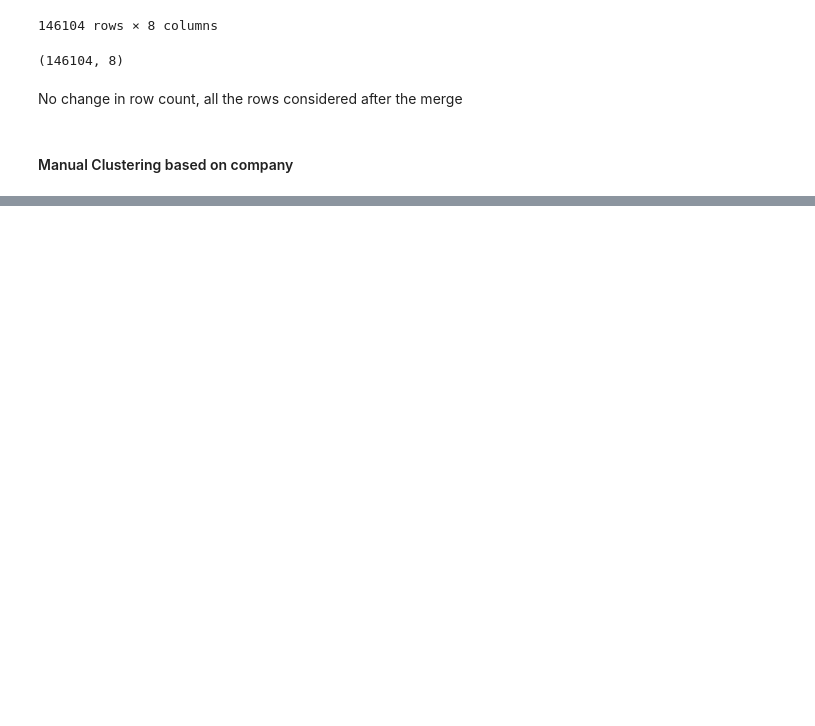
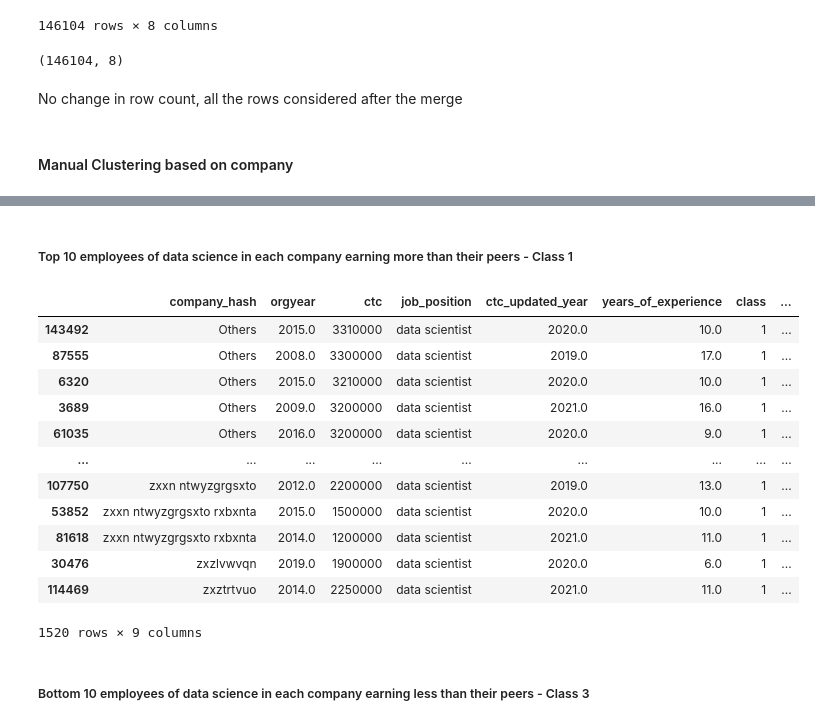
Before and after one commit to mayankbrn/9.12_Clustering_learners, a Jupyter notebook: Clustering_learners.ipynb, the cells around one changed output, grey strips where cells are left out. Cells and saved outputs as stored; diff of their text form; code cells hidden in the pictures; blank space fills up the shorter version.

```diff
--- a/Clustering_learners.ipynb
+++ b/Clustering_learners.ipynb
@@ -969,0 +1081,3 @@ No change in row count, all the rows considered after the merge
+# %%
+df_cjy_cj_c.drop_duplicates(inplace = True)
+df_cjy_cj_c.shape
@@ -969,0 +1086,3 @@ No change in row count, all the rows considered after the merge
+# %%
+data = df_cjy_cj_c.copy(deep = True) # deep = True ensure deepcopy of the orginal dataframe and any changes in new dataframe doesn't affect the original dataframe
+data.head()
@@ -969,0 +1096,3 @@ No change in row count, all the rows considered after the merge
+# %%
+data.drop(['count', 'mean', 'std', 'min', '25%', '50%', '75%', 'max'],axis =1, inplace = True)
+data.head()
@@ -969,0 +1124,22 @@ No change in row count, all the rows considered after the merge
+# %% [markdown]
+##### Top 10 employees of data science in each company earning more than their peers - Class 1
+# %%
+sorted_data = data[(data['class'] == 1) & (data['job_position'] == 'data scientist')].sort_values(by = ['company_hash', 'ctc'], ascending = [True, False])
+# %%
+sorted_data.groupby(['company_hash']).head(10)
+# %% [output]
+|  | company_hash | orgyear | ctc | job_position | ctc_updated_year | years_of_experience | class | ... |
+| 143492 | Others | 2015.0 | 3310000 | data scientist | 2020.0 | 10.0 | 1 | ... |
+| 87555 | Others | 2008.0 | 3300000 | data scientist | 2019.0 | 17.0 | 1 | ... |
+| 6320 | Others | 2015.0 | 3210000 | data scientist | 2020.0 | 10.0 | 1 | ... |
+| 3689 | Others | 2009.0 | 3200000 | data scientist | 2021.0 | 16.0 | 1 | ... |
+| 61035 | Others | 2016.0 | 3200000 | data scientist | 2020.0 | 9.0 | 1 | ... |
+| ... | ... | ... | ... | ... | ... | ... | ... | ... |
+| 107750 | zxxn ntwyzgrgsxto | 2012.0 | 2200000 | data scientist | 2019.0 | 13.0 | 1 | ... |
+| 53852 | zxxn ntwyzgrgsxto rxbxnta | 2015.0 | 1500000 | data scientist | 2020.0 | 10.0 | 1 | ... |
+| 81618 | zxxn ntwyzgrgsxto rxbxnta | 2014.0 | 1200000 | data scientist | 2021.0 | 11.0 | 1 | ... |
+| 30476 | zxzlvwvqn | 2019.0 | 1900000 | data scientist | 2020.0 | 6.0 | 1 | ... |
+| 114469 | zxztrtvuo | 2014.0 | 2250000 | data scientist | 2021.0 | 11.0 | 1 | ... |
+1520 rows × 9 columns
+# %% [markdown]
+##### Bottom 10 employees of data science in each company earning less than their peers - Class 3
```
Also changed, not shown: parts of 32 cells of this notebook.
